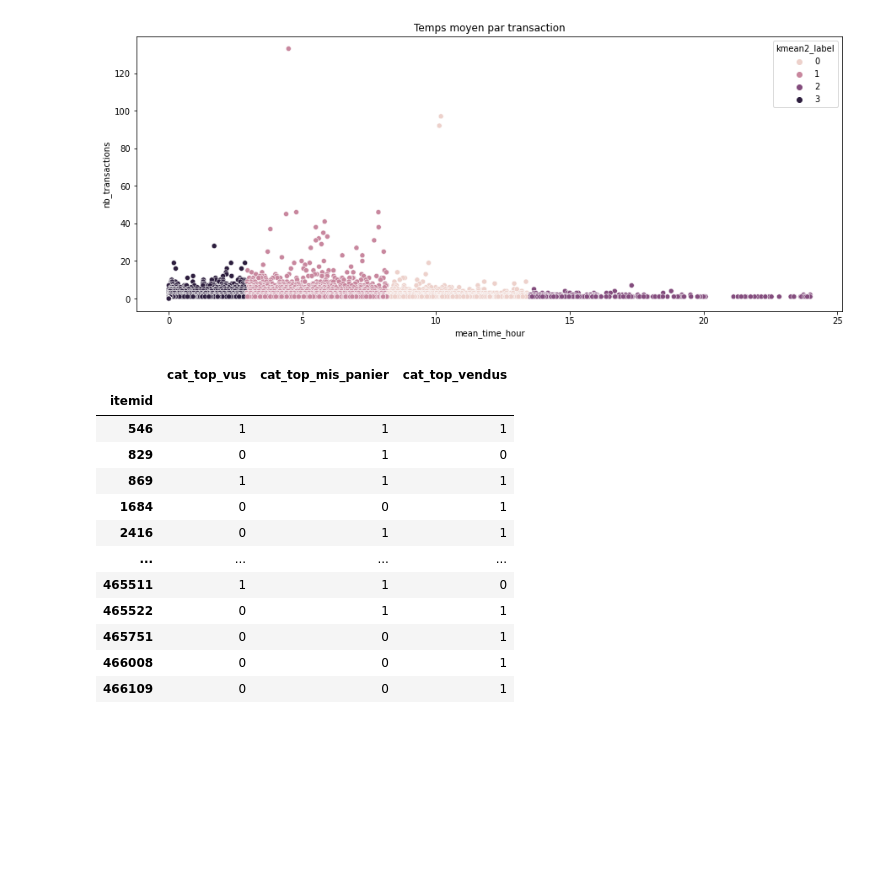
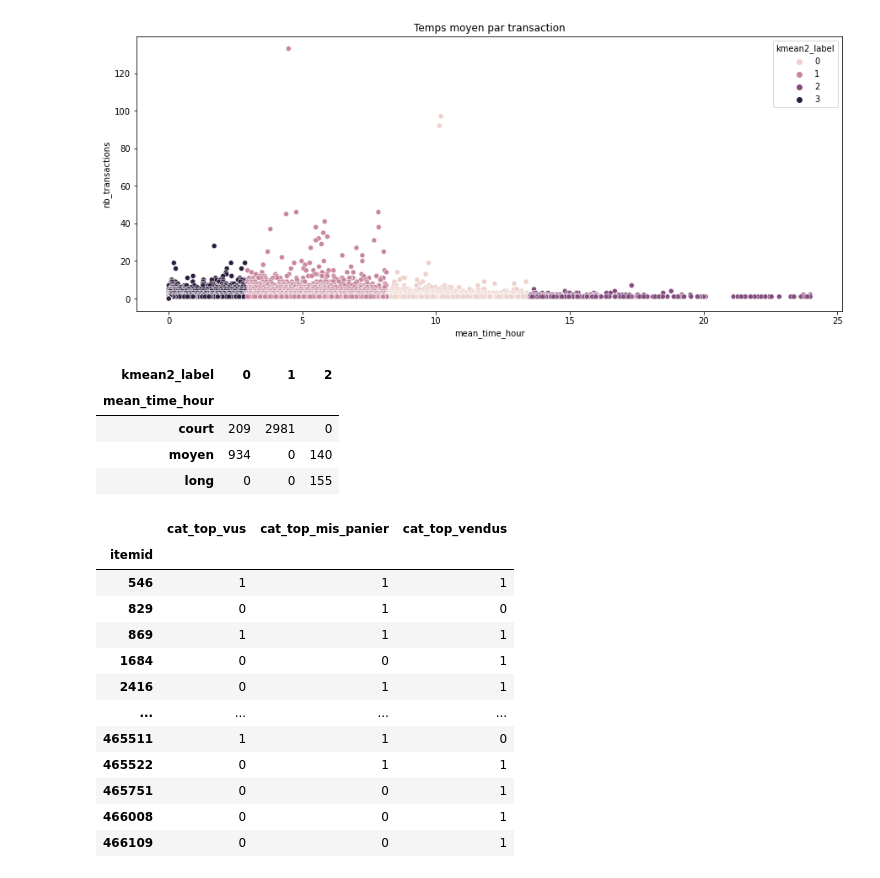
Before and after one commit to soopajot/eCommerce_Customer_Behavior, a Jupyter notebook: time_transaction_items.ipynb, the cells around one changed output. Drawn from its saved outputs; the diff is of its cells as text; code cells hidden in the pictures; blank space fills up the shorter version.

```diff
--- a/time_transaction_items.ipynb
+++ b/time_transaction_items.ipynb
@@ -211,4 +214,20 @@ plt.title('Temps moyen par transaction')
 Text(0.5, 1.0, 'Temps moyen par transaction')
 [figure]
 [figure]
+# %%
+##### VRAI CLASSIFICATION ####
+#test_transactions = pd.cut(time_mean_item['nb_transactions'], bins=[30, 60, 90, 120, 150], labels=['petit', 'moyen', 'moyen +', 'gros'])
+#clr_transactions = pd.crosstab(test_transactions, time_mean_item['mean_time_hour'])
+#clr_transactions
+
+# NOMBRE DE VIEW ET TEMPS MOYEN TRANSACTION PAR ITEM
+time_hour_cut = pd.cut(time_mean_item['mean_time_hour'], bins=[3,9,15,21], labels=['court', 'moyen', 'long'])
+clr_time_views = pd.crosstab(time_hour_cut, time_mean_item['kmean2_label'])
+clr_time_views
+# %% [output]
+| kmean2_label | 0 | 1 | 2 |
+| mean_time_hour |  |  |  |
+| court | 209 | 2981 | 0 |
+| moyen | 934 | 0 | 140 |
+| long | 0 | 0 | 155 |
 # %%
```
Also changed, not shown: parts of 12 cells of this notebook.
